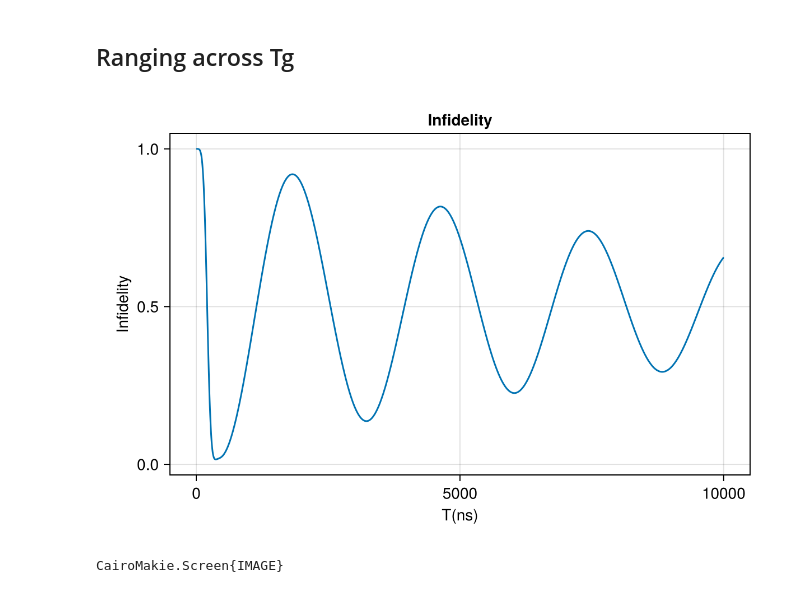
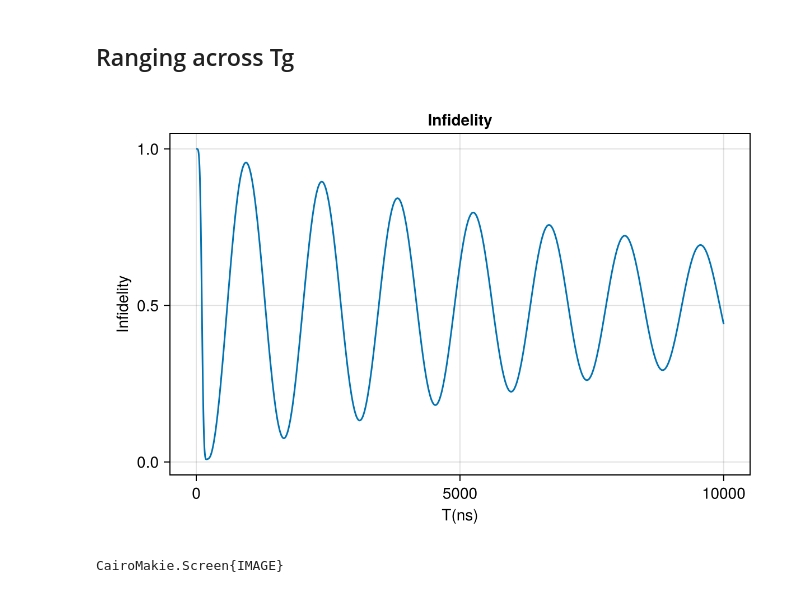
Before and after one commit to Ianborden/Quantum-APL, a Jupyter notebook: Final Project/Decoherence_v1.ipynb, the cells around one changed output. Cells and saved outputs as stored; diff of their text form; code cells hidden in the pictures.

```diff
--- a/Final Project/Decoherence_v1.ipynb
+++ b/Final Project/Decoherence_v1.ipynb
@@ -248,10 +283,10 @@ end
 # %%
 fig = Figure(size = (600, 400))
 ax = Axis(fig[1, 1], title = "Infidelity", xlabel = "T(ns)", ylabel = "Infidelity")
-lines!(ax, infidelities[5])
+lines!(ax, infidelities[3])
 display(fig)
 # %% [output]
-[figure, old version]
+[figure, new version]
 CairoMakie.Screen{IMAGE}
 # %%
 # Tg_range = range(1, 30)
```
Also changed, not shown: parts of 9 cells of this notebook, 9 other files.
